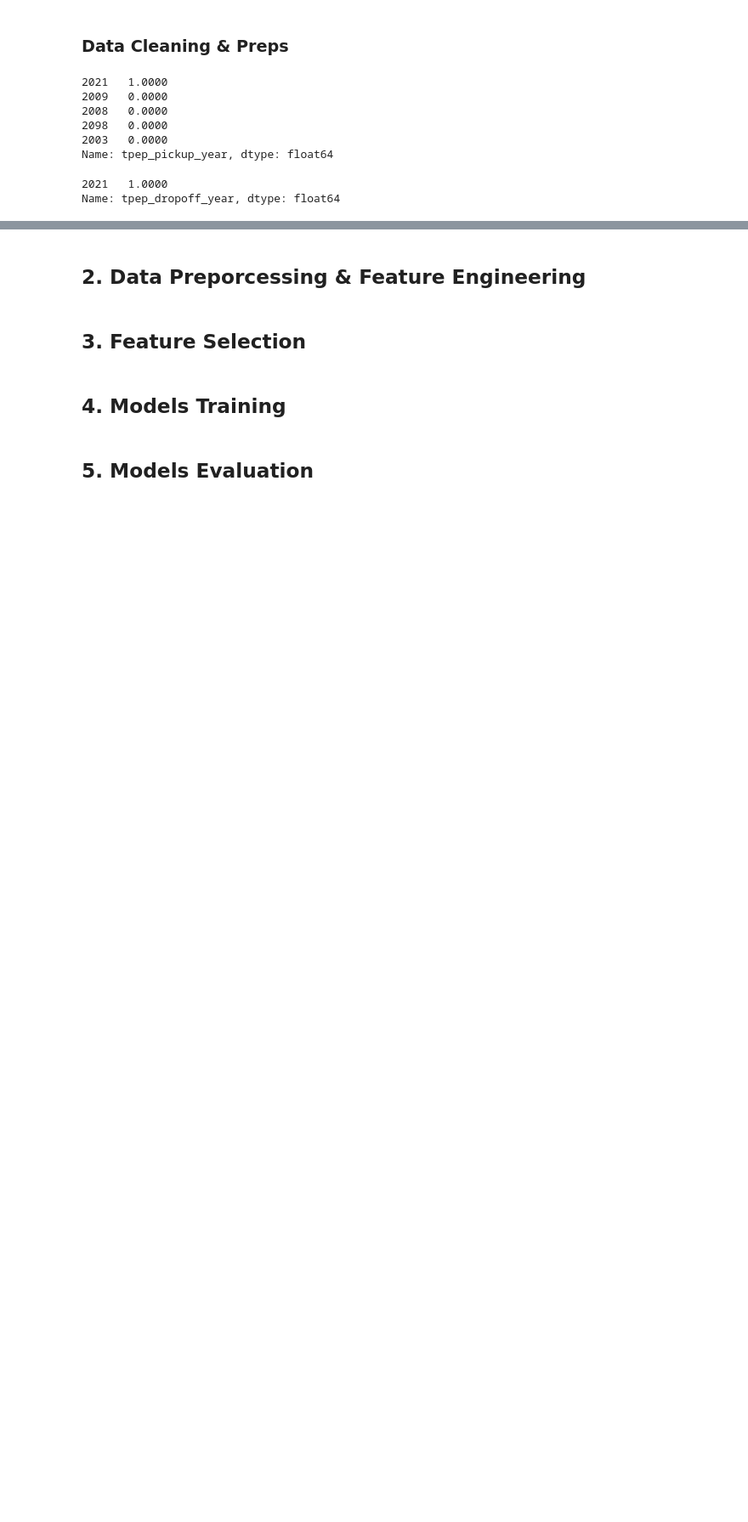
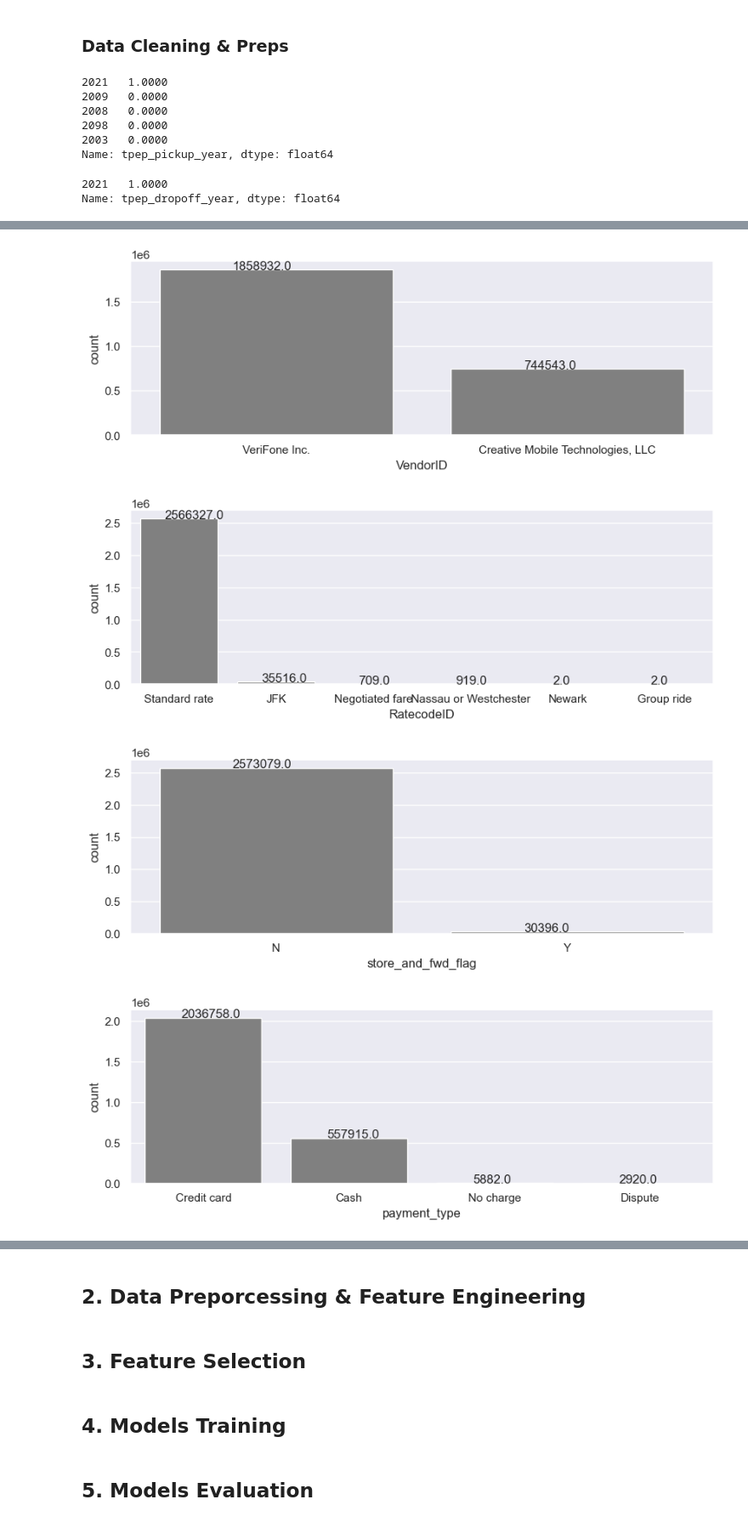
Before and after one commit to IchfanKurniawan/tlds-project, a Jupyter notebook: code/tlds-project.ipynb, the cells around one changed output, grey strips where cells are left out. Shown at 85% size. Drawn from its saved outputs; the diff is of its cells as text; code cells hidden in the pictures; blank space fills up the shorter version.

Commit message:
explore, visz data

```diff
--- a/code/tlds-project.ipynb
+++ b/code/tlds-project.ipynb
@@ -558,0 +557,3 @@ df.to_parquet('..\\dataset\\df_clean.parquet')
+# %%
+df = pd.read_parquet('..\\dataset\\df_cleaned.parquet')
+df.head()
@@ -558,0 +569,16 @@ df.to_parquet('..\\dataset\\df_clean.parquet')
+# %%
+# categorical feature distribution
+
+cat_cols = ['VendorID','RatecodeID','store_and_fwd_flag','payment_type', 'PU_Borough', 'DO_Borough']
+
+for col in cat_cols:
+    print(100 * df[col].value_counts(dropna=False, normalize=True), end='\n\n\n')
+
+# Finding:
+    ## VendorID mostly is coming from VeriFone (71%)
+    ## RateCodeID mostly use Standard rate (96%)
+    ## Store & Forward Flag mostly is not store & forward (~99%)
+        ### the operation area is moslty in connected area to the server
+    ## two payment types mostly used are by CC (77%) & by cash (22%)
+        ### make sense to avoid hassle
+    ## The pickup & dropoff borough mostly is Manhattan (~91% & ~90% respectively)
@@ -558,0 +614,17 @@ df.to_parquet('..\\dataset\\df_clean.parquet')
+# %%
+# countplot for categorical feature
+
+def feature_plot(feature):
+    plt.figure(figsize=(10, 3))
+    ax = sns.countplot(x =feature,data=df, color="gray")
+    for p in ax.patches:
+        ax.annotate('{:.1f}'.format(p.get_height()), (p.get_x()+0.25, p.get_height()+0.01))
+    plt.show()
+# %%
+for col in cat_cols:
+    feature_plot(col)
+# %% [output]
+[figure, added]
+[figure, added]
+[figure, added]
+[figure, added]
```
Also changed, not shown: parts of 29 cells of this notebook.
